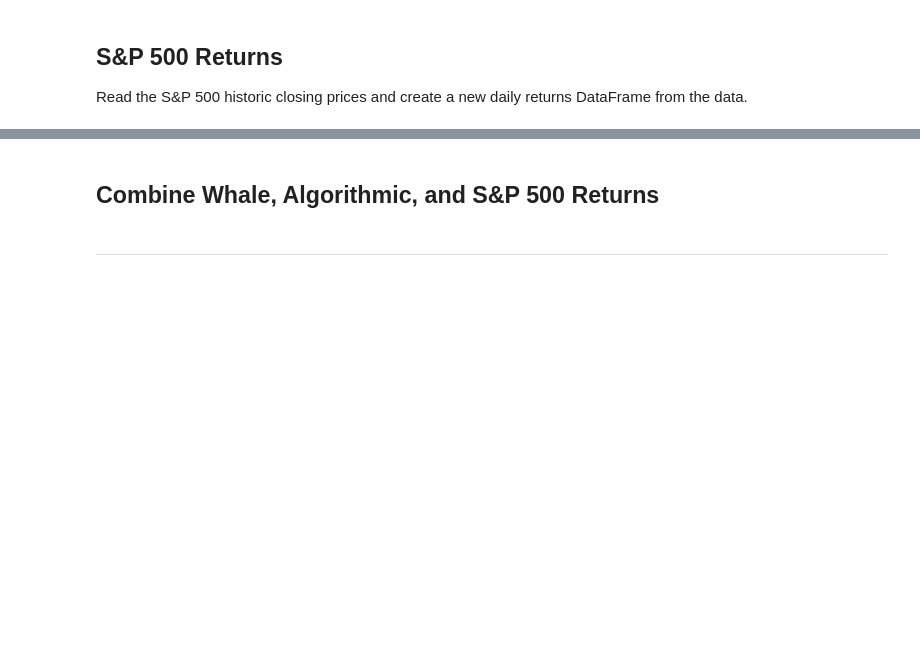
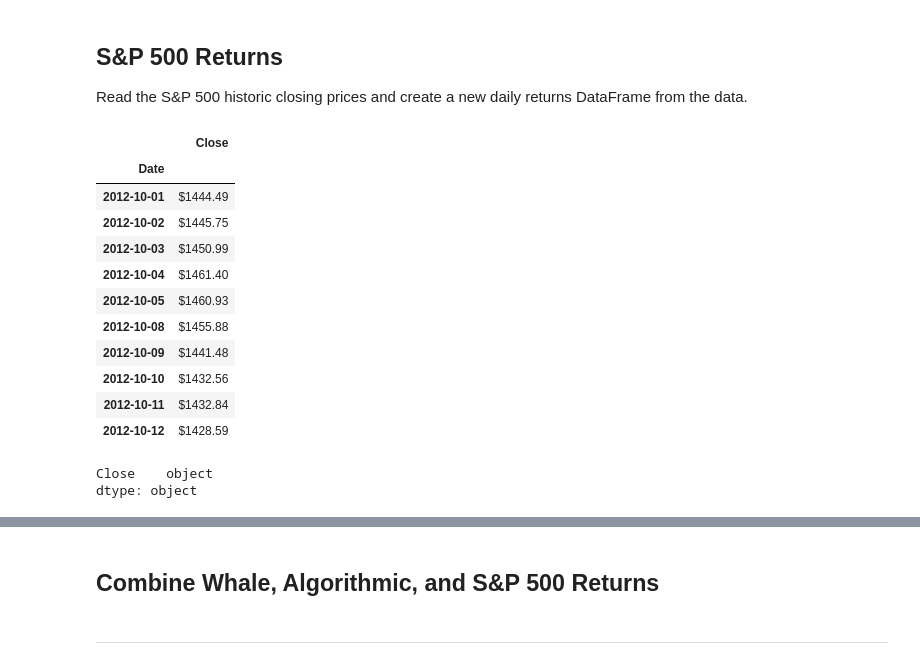
Before and after one commit to nbaronti/Pandas_Homework, a Jupyter notebook: Pandas_Homework.ipynb, the cells around one changed output, grey strips where cells are left out. Saved outputs shown, nothing was run; the diff lists cells and outputs as text; code cells hidden in the pictures; blank space fills up the shorter version.

Commit message:
Data Cleansing

```diff
--- a/Pandas_Homework.ipynb
+++ b/Pandas_Homework.ipynb
@@ -72,5 +113,25 @@ Read the algorithmic daily returns and clean the data
 Read the S&P 500 historic closing prices and create a new daily returns DataFrame from the data.
 # %%
 # Reading S&P 500 Closing Prices
+sp500_history_df = pd.read_csv(sp500_history_path, index_col="Date", parse_dates=True, infer_datetime_format=True)
+sp500_history_df.sort_index(inplace=True)
+sp500_history_df.head(10)
+# %% [output]
+|  | Close |
+| Date |  |
+| 2012-10-01 | $1444.49 |
+| 2012-10-02 | $1445.75 |
+| 2012-10-03 | $1450.99 |
+| 2012-10-04 | $1461.40 |
+| 2012-10-05 | $1460.93 |
+| 2012-10-08 | $1455.88 |
+| 2012-10-09 | $1441.48 |
+| 2012-10-10 | $1432.56 |
+| 2012-10-11 | $1432.84 |
+| 2012-10-12 | $1428.59 |
 # %%
-# Check Data Types
+# Check Data Types in S&P 500 DataFrame
+sp500_history_df.dtypes
+# %% [output]
+Close    object
+dtype: object
```
Also changed, not shown: parts of 13 cells of this notebook.
